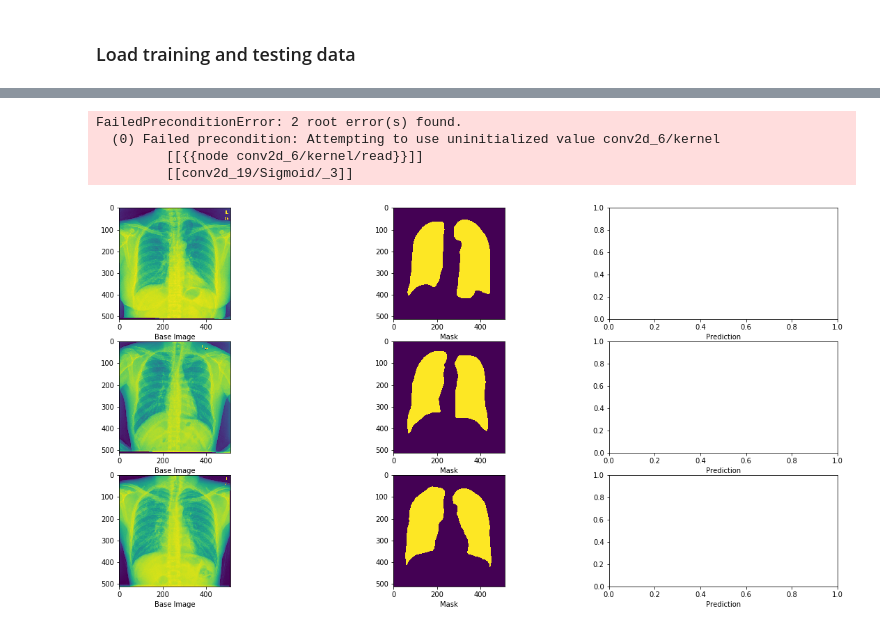
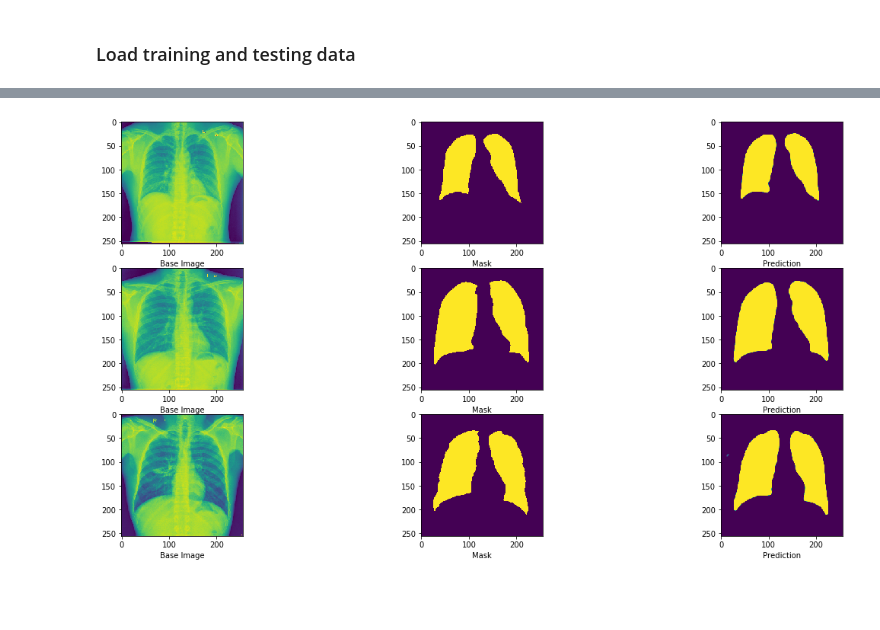
Before and after one commit to might52/lung_segmentation, a Jupyter notebook: segmentation.ipynb, the cells around one changed output, grey strips where cells are left out. Drawn from its saved outputs; the diff is of its cells as text; code cells hidden in the pictures; blank space fills up the shorter version.

```diff
--- a/segmentation.ipynb
+++ b/segmentation.ipynb
@@ -82,7 +82,7 @@ def plotMask(X,y):
 # %% [markdown]
 ### Load training and testing data
 # %%
-dim = 256*2
+dim = 128*2
 
 X_train, y_train = getData(dim, flag="train")
 X_test, y_test = getData(dim)
@@ -172,5 +206,5 @@ Using TensorFlow backend.
 # %%
-model = unet(input_size=(512,512,1))
+model = unet(input_size=(256,256,1))
 model.compile(optimizer=Adam(lr=1e-5), loss=dice_coef_loss, metrics=[dice_coef, 'binary_accuracy'])
 model.summary()
 # %% [output]
@@ -268,28 +302,23 @@ pred_candidates = np.random.randint(1, validation_vol.shape[0], 10)
 # %%
-with tf.Session() as sess:
-     with tf.device("/cpu:0"):
-        preds = model.predict(validation_vol)
+# with tf.Session() as sess:
+#     with tf.device("/cpu:1"):
+preds = model.predict(validation_vol)
-# %% [output]
-FailedPreconditionError: 2 root error(s) found.
-  (0) Failed precondition: Attempting to use uninitialized value conv2d_6/kernel
-         [[{{node conv2d_6/kernel/read}}]]
-         [[conv2d_19/Sigmoid/_3]]
 # %%
 plt.figure(figsize=(20, 10))
 
 for i in range(0, 9, 3):
     plt.subplot(3, 3, i+1)
 
     plt.imshow(np.squeeze(validation_vol[pred_candidates[i]]))
     plt.xlabel("Base Image")
 
 
     plt.subplot(3, 3, i+2)
     plt.imshow(np.squeeze(validation_seg[pred_candidates[i]]))
     plt.xlabel("Mask")
 
     plt.subplot(3, 3, i+3)
-#     plt.imshow(np.squeeze(preds[pred_candidates[i]]))
+    plt.imshow(np.squeeze(preds[pred_candidates[i]]))
     plt.xlabel("Prediction")
 # %% [output]
-[figure, old version]
+[figure, new version]
```
Also changed, not shown: parts of 5 cells of this notebook.
